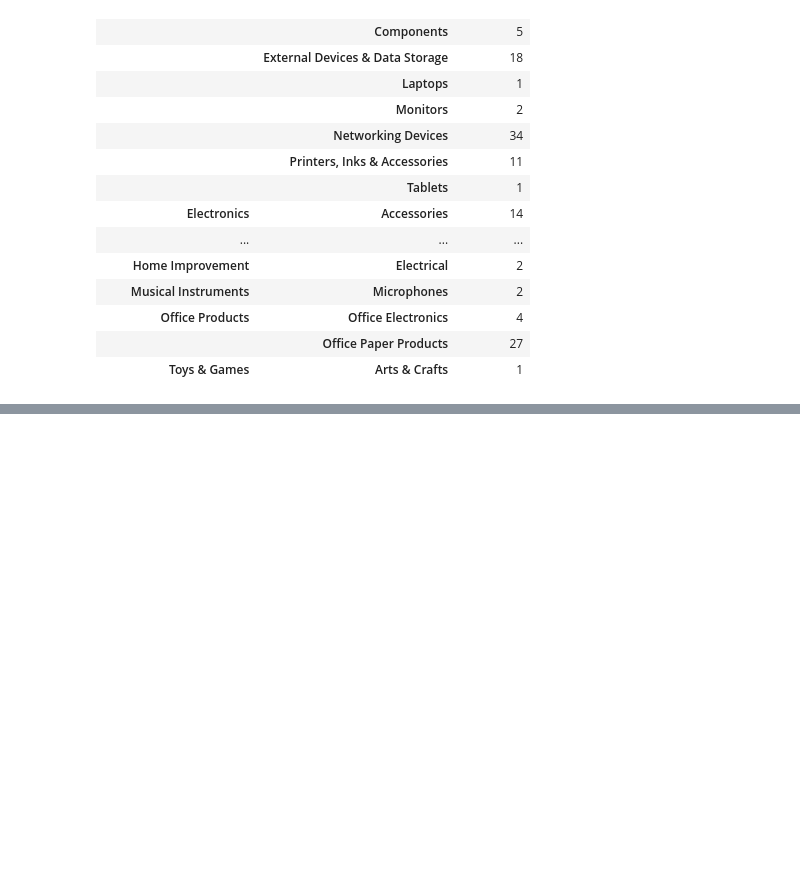
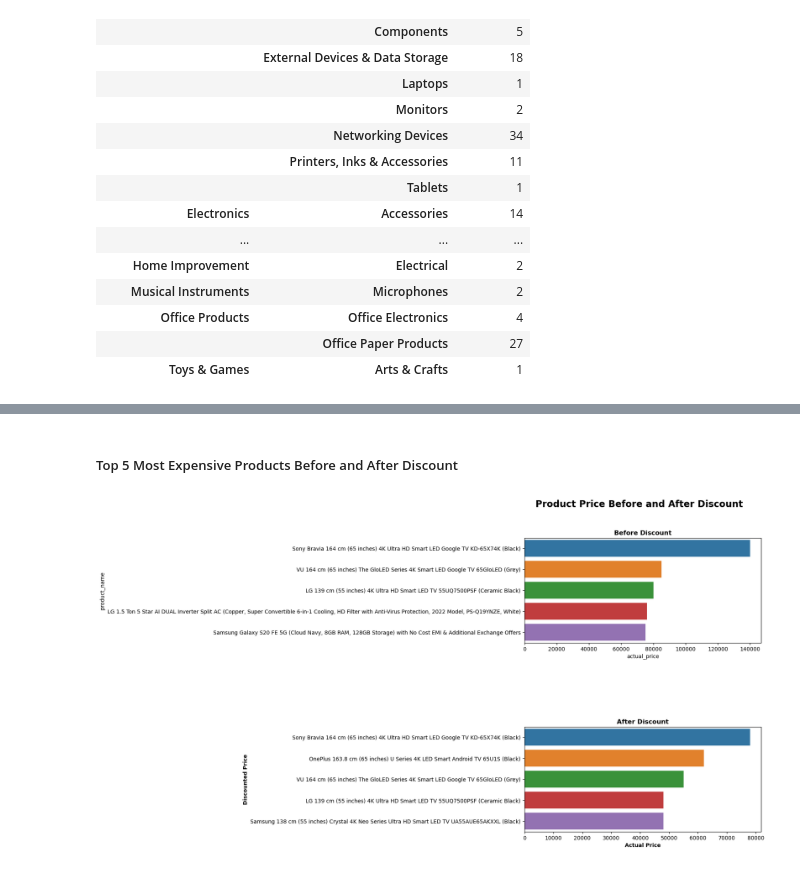
Before and after one commit to oscarappiah424/pythonCapstone, a Jupyter notebook: amazon_data2.ipynb, the cells around one changed output, grey strips where cells are left out. Cells and saved outputs as stored; diff of their text form; code cells hidden in the pictures; blank space fills up the shorter version.

```diff
--- a/amazon_data2.ipynb
+++ b/amazon_data2.ipynb
@@ -603,0 +618,21 @@ main_sub_piv
+# %% [markdown]
+##### Top 5 Most Expensive Products Before and After Discount
+# %%
+fig, ax = plt.subplots(2, 1, figsize=(8, 10))
+
+fig.suptitle('Product Price Before and After Discount', fontweight='heavy', size='xx-large')
+
+sns.barplot(ax=ax[0], data=df1.sort_values('actual_price', ascending=False).head(5), x='actual_price', y='product_name')
+sns.barplot(ax=ax[1], data=df1.sort_values('discounted_price', ascending=False).head(5), x='discounted_price', y='product_name')
+
+plt.subplots_adjust(hspace = 0.8)
+
+ax[1].set_xlabel('Actual Price', fontweight='bold')
+ax[1].set_ylabel('Discounted Price', fontweight='bold')
+
+ax[0].set_title('Before Discount', fontweight='bold')
+ax[1].set_title('After Discount', fontweight='bold')
+
+plt.show()
+# %% [output]
+[figure, added]
```
Also changed, not shown: parts of 14 cells of this notebook.
